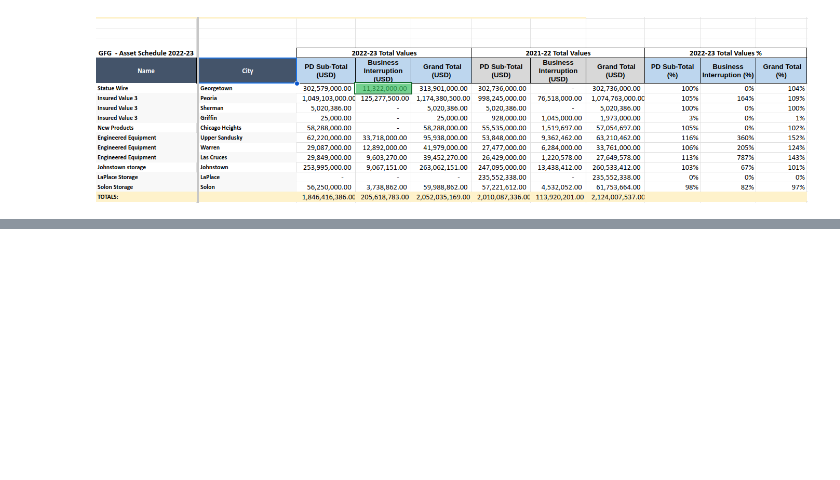
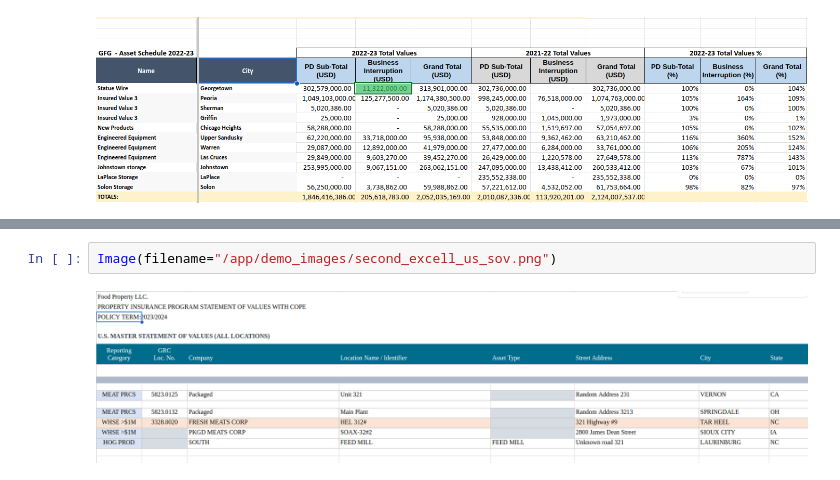
Before and after one commit to SavaStevanovic/table_extractor, a Jupyter notebook: project/main.ipynb, the cells around one changed output, grey strips where cells are left out. Saved outputs shown, nothing was run; the diff lists cells and outputs as text; blank space fills up the shorter version.

```diff
--- a/project/main.ipynb
+++ b/project/main.ipynb
@@ -132,0 +215,4 @@ out[2]
+# %%
+Image(filename="/app/demo_images/second_excell_us_sov.png")
+# %% [output]
+[figure, added]
```
Also changed, not shown: parts of 8 cells of this notebook.
